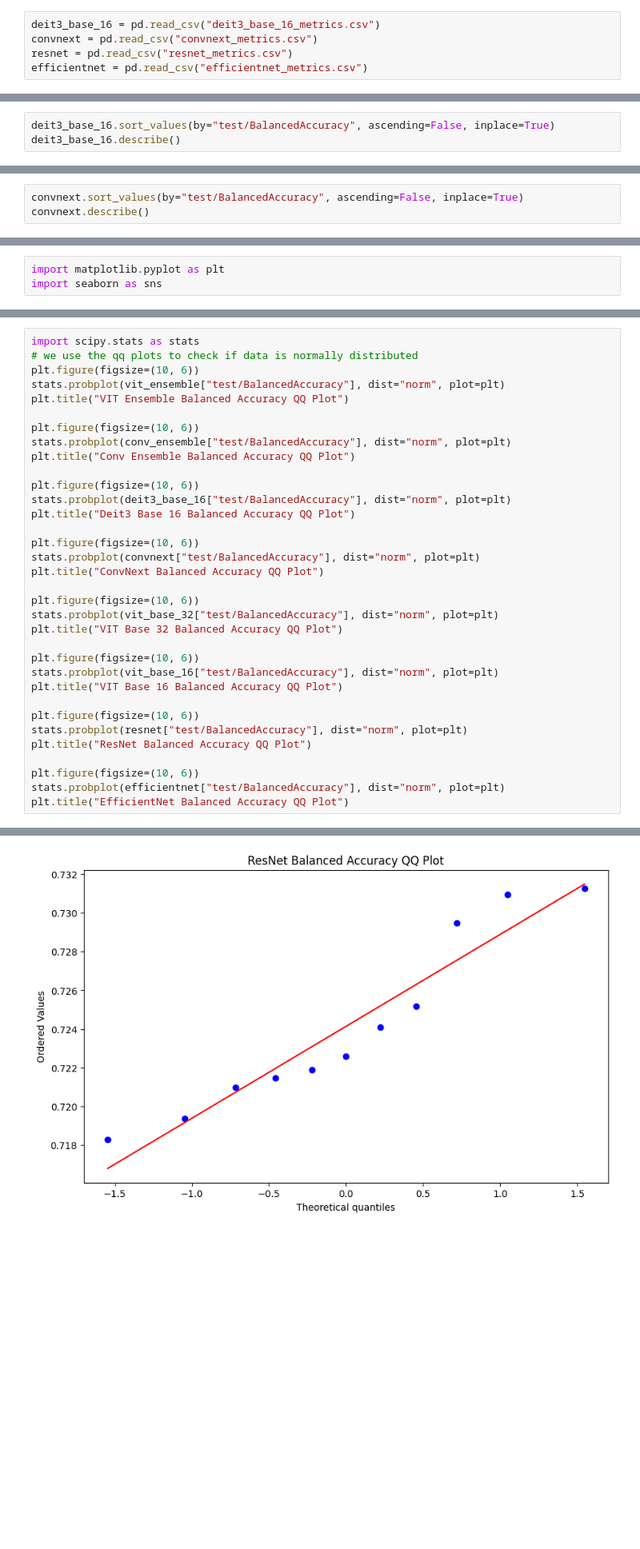
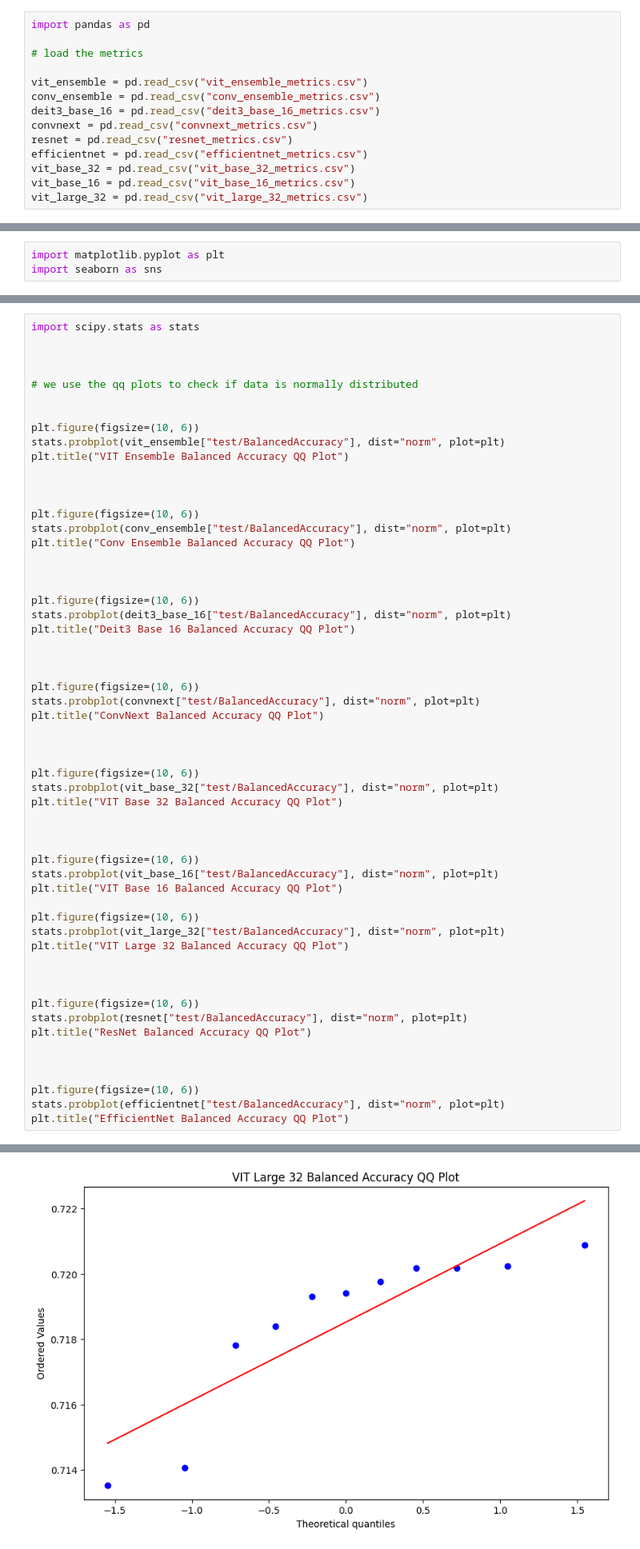
Before and after one commit to Antonio-Tresol/vits_ensemble_cr_leaves, a Jupyter notebook: metrics/metrics_analysis.ipynb, the cells around one changed output, grey strips where cells are left out. Shown at 80% size. Cells and saved outputs as stored; diff of their text form; blank space fills up the shorter version.

```diff
--- a/metrics/metrics_analysis.ipynb
+++ b/metrics/metrics_analysis.ipynb
@@ -6,5 +1,14 @@ conv_ensemble = pd.read_csv("conv_ensemble_metrics.csv")
 # %%
+import pandas as pd
+
+# load the metrics
+
+vit_ensemble = pd.read_csv("vit_ensemble_metrics.csv")
+conv_ensemble = pd.read_csv("conv_ensemble_metrics.csv")
 deit3_base_16 = pd.read_csv("deit3_base_16_metrics.csv")
 convnext = pd.read_csv("convnext_metrics.csv")
 resnet = pd.read_csv("resnet_metrics.csv")
 efficientnet = pd.read_csv("efficientnet_metrics.csv")
+vit_base_32 = pd.read_csv("vit_base_32_metrics.csv")
+vit_base_16 = pd.read_csv("vit_base_16_metrics.csv")
+vit_large_32 = pd.read_csv("vit_large_32_metrics.csv")
@@ -37,6 +38,3 @@ conv_ensemble.describe()
 | 50% | 0.817815 | 0.781542 |
 | 75% | 0.818536 | 0.782137 |
 | max | 0.819833 | 0.783742 |
-# %%
-deit3_base_16.sort_values(by="test/BalancedAccuracy", ascending=False, inplace=True)
-deit3_base_16.describe()
@@ -53,3 +40,0 @@ deit3_base_16.describe()
-# %%
-convnext.sort_values(by="test/BalancedAccuracy", ascending=False, inplace=True)
-convnext.describe()
@@ -105,43 +110,66 @@ Text(0.5, 1.0, 'Balanced Accuracy of Models')
 # %%
 import scipy.stats as stats
+
+
+
 # we use the qq plots to check if data is normally distributed
+
+
 plt.figure(figsize=(10, 6))
 stats.probplot(vit_ensemble["test/BalancedAccuracy"], dist="norm", plot=plt)
 plt.title("VIT Ensemble Balanced Accuracy QQ Plot")
+
+
 
 plt.figure(figsize=(10, 6))
 stats.probplot(conv_ensemble["test/BalancedAccuracy"], dist="norm", plot=plt)
 plt.title("Conv Ensemble Balanced Accuracy QQ Plot")
 
+
+
 plt.figure(figsize=(10, 6))
 stats.probplot(deit3_base_16["test/BalancedAccuracy"], dist="norm", plot=plt)
 plt.title("Deit3 Base 16 Balanced Accuracy QQ Plot")
+
+
 
 plt.figure(figsize=(10, 6))
 stats.probplot(convnext["test/BalancedAccuracy"], dist="norm", plot=plt)
 plt.title("ConvNext Balanced Accuracy QQ Plot")
 
+
+
 plt.figure(figsize=(10, 6))
 stats.probplot(vit_base_32["test/BalancedAccuracy"], dist="norm", plot=plt)
 plt.title("VIT Base 32 Balanced Accuracy QQ Plot")
+
+
 
 plt.figure(figsize=(10, 6))
 stats.probplot(vit_base_16["test/BalancedAccuracy"], dist="norm", plot=plt)
 plt.title("VIT Base 16 Balanced Accuracy QQ Plot")
 
 plt.figure(figsize=(10, 6))
+stats.probplot(vit_large_32["test/BalancedAccuracy"], dist="norm", plot=plt)
+plt.title("VIT Large 32 Balanced Accuracy QQ Plot")
+
+
+
+plt.figure(figsize=(10, 6))
 stats.probplot(resnet["test/BalancedAccuracy"], dist="norm", plot=plt)
 plt.title("ResNet Balanced Accuracy QQ Plot")
+
+
 
 plt.figure(figsize=(10, 6))
 stats.probplot(efficientnet["test/BalancedAccuracy"], dist="norm", plot=plt)
 plt.title("EfficientNet Balanced Accuracy QQ Plot")
 # %% [output]
 Text(0.5, 1.0, 'EfficientNet Balanced Accuracy QQ Plot')
 [figure]
 [figure]
 [figure]
 [figure]
 [figure]
 [figure]
-[figure, old version]
+[figure, new version]
```
Also changed, not shown: parts of 16 cells of this notebook.
